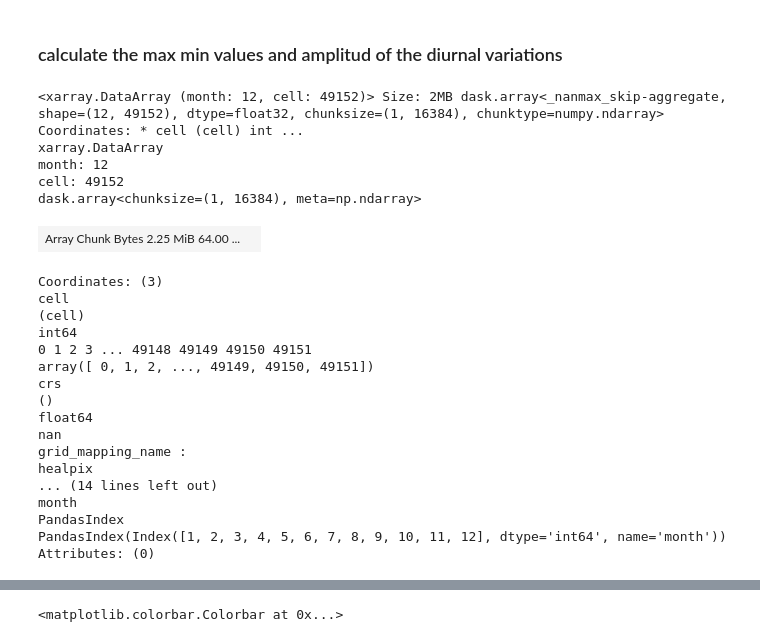
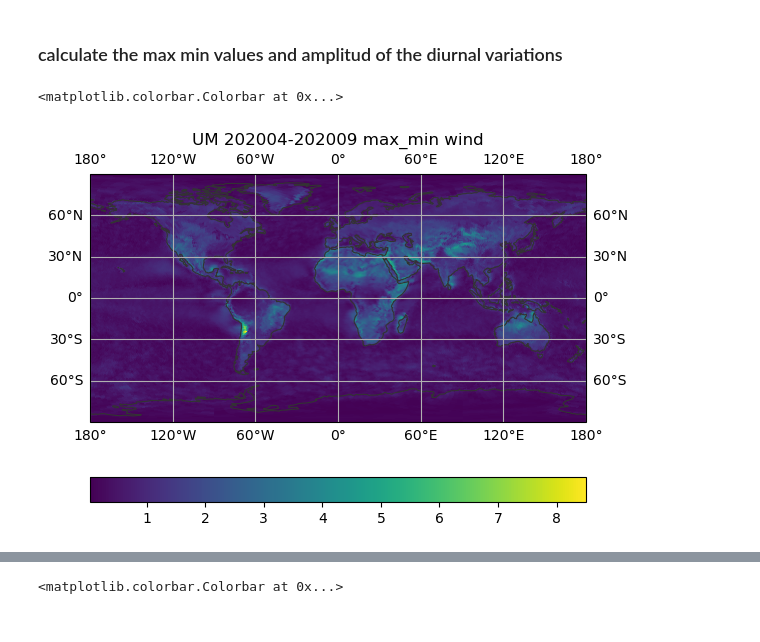
Before and after one commit to 21centuryweather/hk25-AusNode-coastal, a Jupyter notebook: analysis/diurnal_wind_cycle.ipynb, the cells around one changed output, grey strips where cells are left out. Saved outputs shown, nothing was run; the diff lists cells and outputs as text; code cells hidden in the pictures.

```diff
--- a/analysis/diurnal_wind_cycle.ipynb
+++ b/analysis/diurnal_wind_cycle.ipynb
@@ -171,30 +140,24 @@ fig.colorbar(im,orientation='horizontal')
 # %% [markdown]
 ### calculate the max min values and amplitud of the diurnal variations
 # %%
-monthly_max=hourly_avg_velocity.max(dim='hour') #looking at max values for each months
-#monthly_max.isel(cell=0,month=1).plot()
-monthly_max
+monthly_max=hourly_avg_velocity1.max(dim='hour') #looking at max values for each months
+
+#taking the maximum and minimums for whole dataset across hours and months. each cell has one value
+avg_max = hourly_avg_velocity1.max(dim='hour')
+avg_min = hourly_avg_velocity1.min(dim='hour')
+
+# getting the amplitude
+max_min_diff = avg_max - avg_min
+
+#plot
+
+projection=ccrs.PlateCarree(central_longitude=0.0)
+ax = egh.create_geoaxis(add_coastlines=True,projection=projection)
+im = egh.healpix_show(max_min_diff, ax=ax, add_coastlines=True)
+ax.set_title(f'UM 202004-202009 max_min wind')
+ax.gridlines(draw_labels=True)
+fig=ax.get_figure()
+fig.colorbar(im,orientation='horizontal')
 # %% [output]
-<xarray.DataArray (month: 12, cell: 49152)> Size: 2MB dask.array<_nanmax_skip-aggregate, shape=(12, 49152), dtype=float32, chunksize=(1, 16384), chunktype=numpy.ndarray> Coordinates: * cell (cell) int ...
-xarray.DataArray
-month: 12
-cell: 49152
-dask.array<chunksize=(1, 16384), meta=np.ndarray>
+<matplotlib.colorbar.Colorbar at 0x...>
-| Array Chunk Bytes 2.25 MiB 64.00 ... |  |
-Coordinates: (3)
-cell
-(cell)
-int64
-0 1 2 3 ... 49148 49149 49150 49151
-array([ 0, 1, 2, ..., 49149, 49150, 49151])
-crs
-()
-float64
-nan
-grid_mapping_name :
-healpix
-... (14 lines left out)
-month
-PandasIndex
-PandasIndex(Index([1, 2, 3, 4, 5, 6, 7, 8, 9, 10, 11, 12], dtype='int64', name='month'))
-Attributes: (0)
+[figure, added]
```
Also changed, not shown: parts of 29 cells of this notebook.
